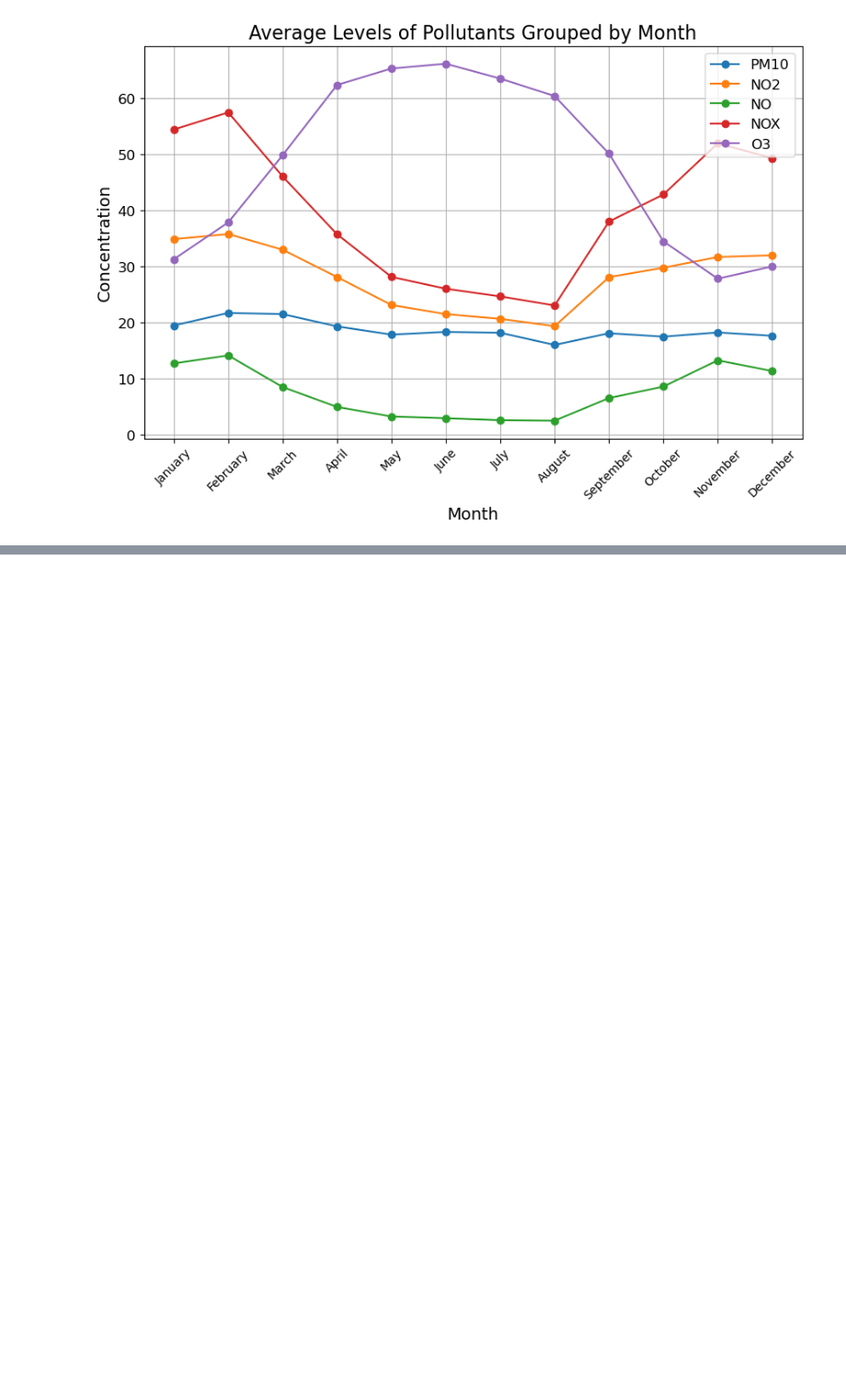
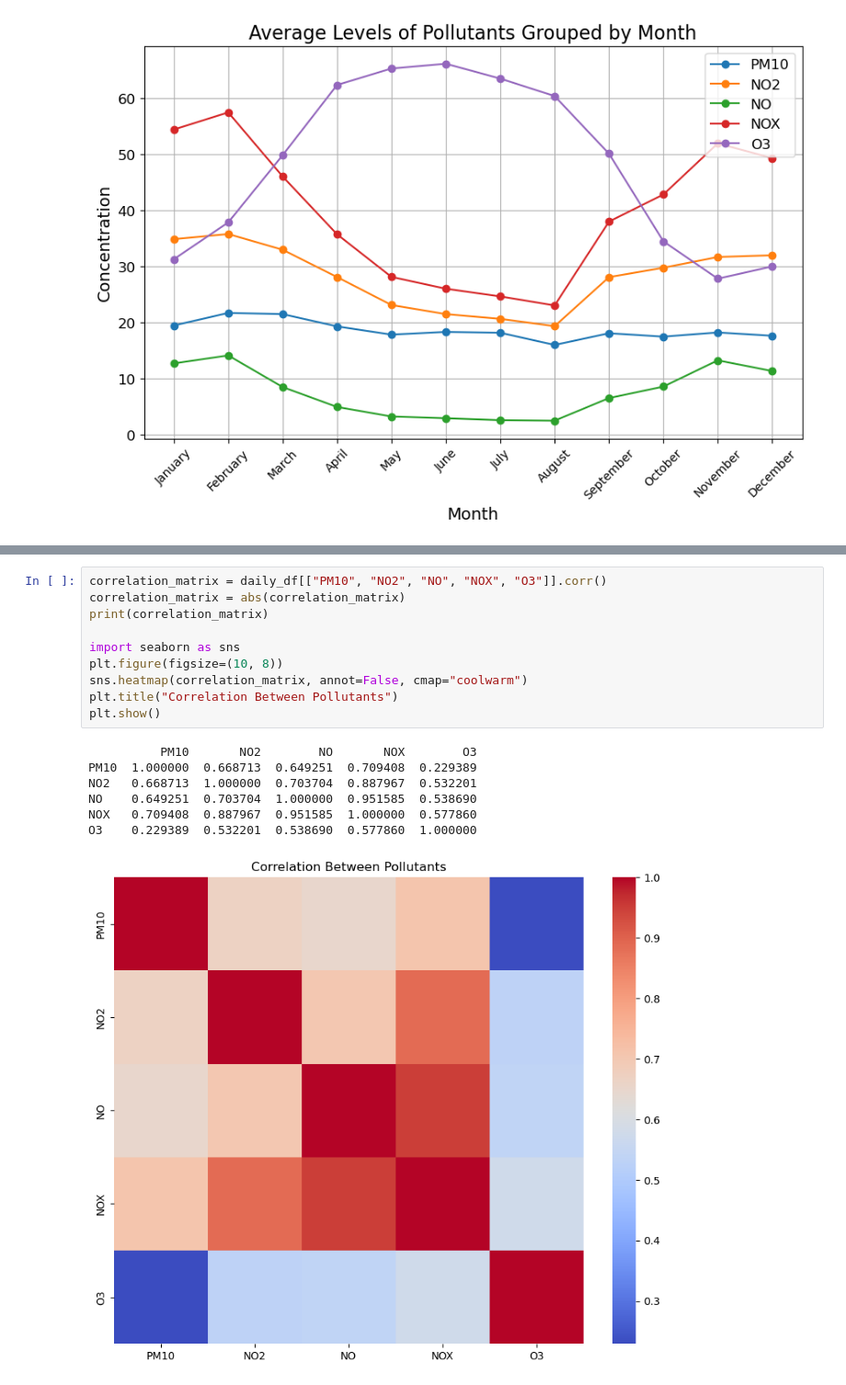
Before and after one commit to Hu9o73/green_ai_project, a Jupyter notebook: main.ipynb, the cells around one changed output, grey strips where cells are left out. Shown: that part at 92% size. Saved outputs shown, nothing was run; the diff lists cells and outputs as text; blank space fills up the shorter version.

Commit message:
Added correlation and scatter plot.

```diff
--- a/main.ipynb
+++ b/main.ipynb
@@ -47,0 +48,18 @@ qp.avgAllPolutantsPerYear(daily_df)
+# %%
+correlation_matrix = daily_df[["PM10", "NO2", "NO", "NOX", "O3"]].corr()
+correlation_matrix = abs(correlation_matrix)
+print(correlation_matrix)
+
+import seaborn as sns
+plt.figure(figsize=(10, 8))
+sns.heatmap(correlation_matrix, annot=False, cmap="coolwarm")
+plt.title("Correlation Between Pollutants")
+plt.show()
+# %% [output]
+          PM10       NO2        NO       NOX        O3
+PM10  1.000000  0.668713  0.649251  0.709408  0.229389
+NO2   0.668713  1.000000  0.703704  0.887967  0.532201
+NO    0.649251  0.703704  1.000000  0.951585  0.538690
+NOX   0.709408  0.887967  0.951585  1.000000  0.577860
+O3    0.229389  0.532201  0.538690  0.577860  1.000000
+[figure, added]
```
Also changed, not shown: parts of 2 cells of this notebook.
